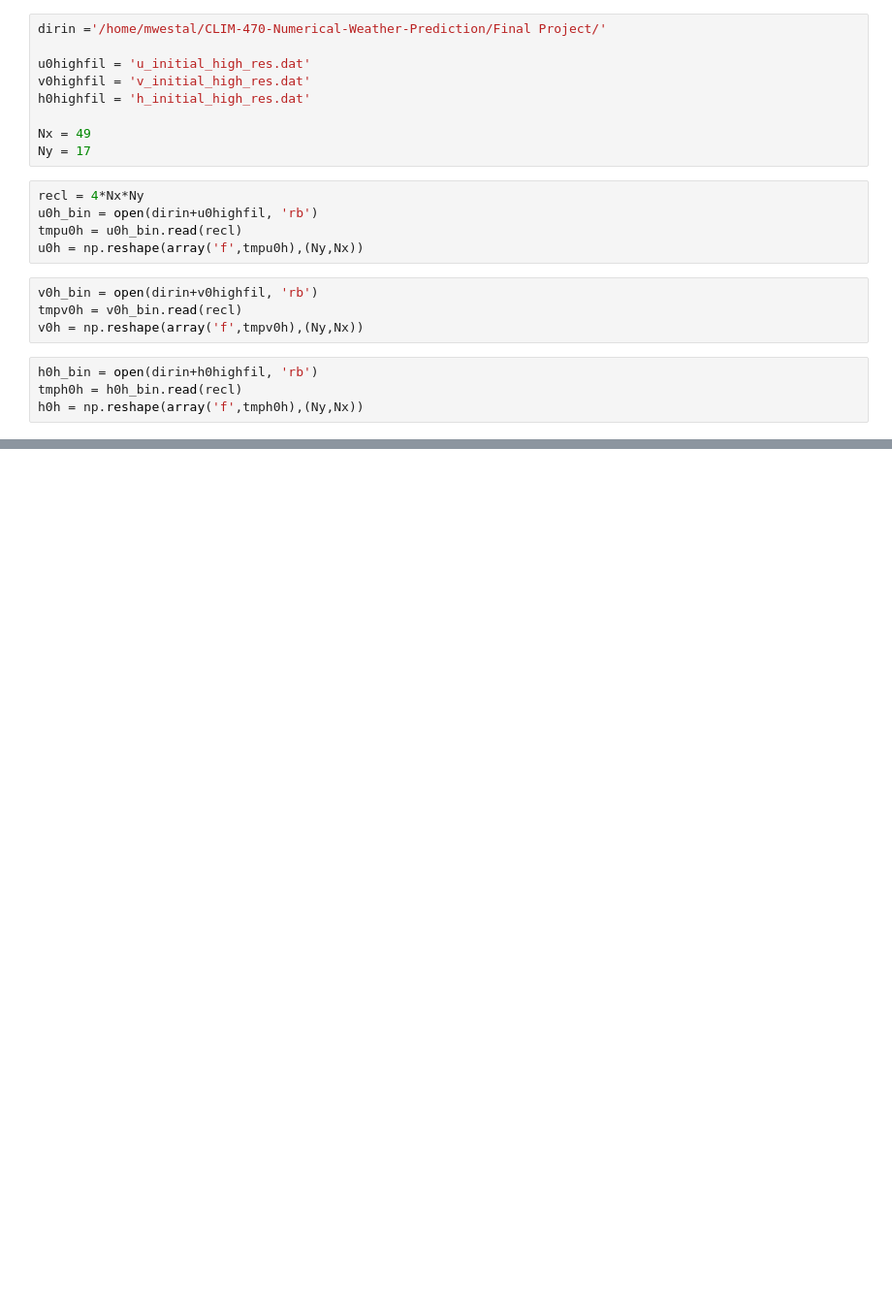
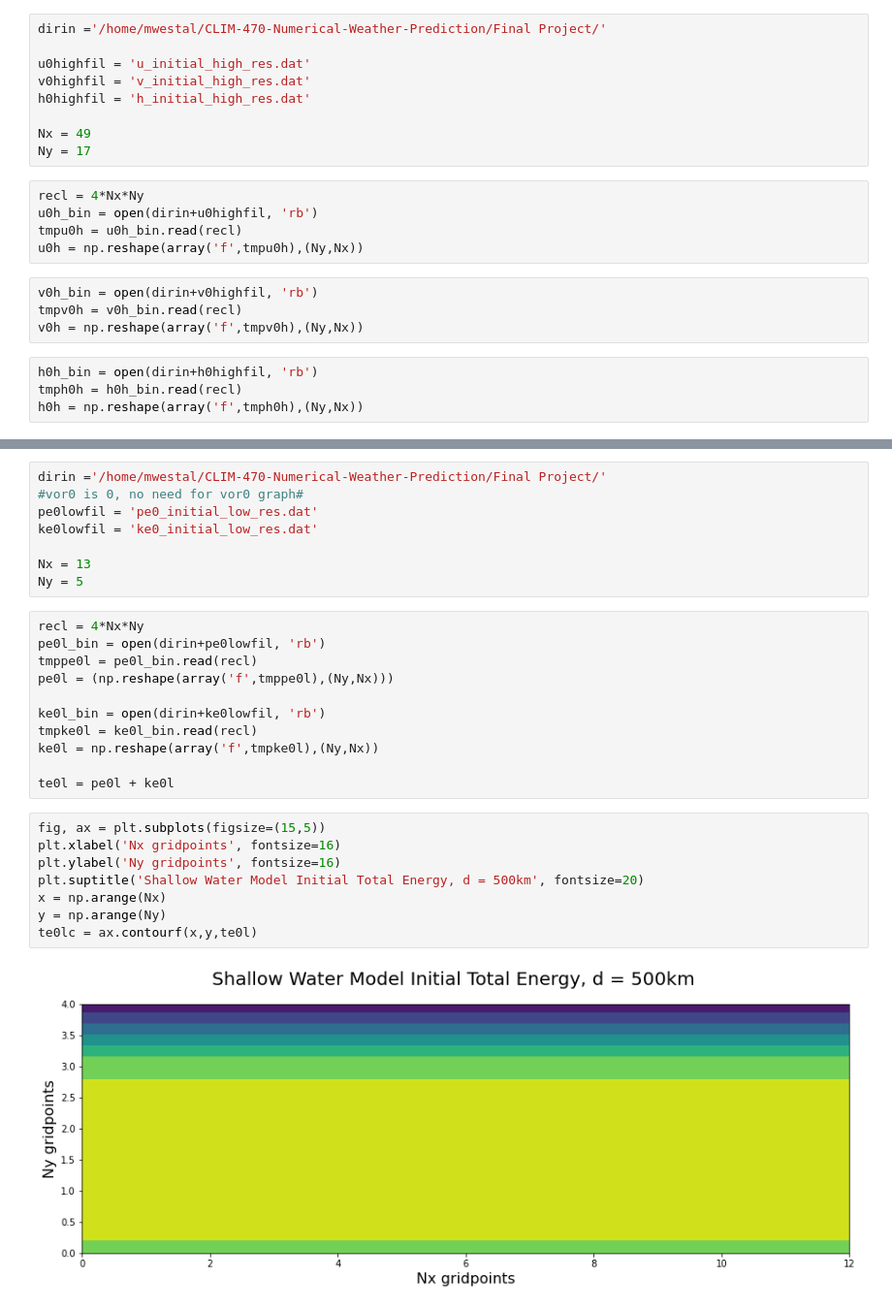
Before and after one commit to cristianastan2/CLIM-470-Numerical-Weather-Prediction, a Jupyter notebook: Final Project/initial_conditions_plots.ipynb, the cells around one changed output, grey strips where cells are left out. Shown at 97% size. Drawn from its saved outputs; the diff is of its cells as text; blank space fills up the shorter version.

```diff
--- a/Final Project/initial_conditions_plots.ipynb
+++ b/Final Project/initial_conditions_plots.ipynb
@@ -104,3 +104,32 @@ h0hc = ax.contour(x,y,h0h)
 wind0h = ax.quiver(x,y,u0h,v0h,color='black',headwidth=1,headlength=3)
 # %% [output]
 [figure]
+# %%
+dirin ='/home/mwestal/CLIM-470-Numerical-Weather-Prediction/Final Project/'
+#vor0 is 0, no need for vor0 graph#
+pe0lowfil = 'pe0_initial_low_res.dat'
+ke0lowfil = 'ke0_initial_low_res.dat'
+
+Nx = 13
+Ny = 5
+# %%
+recl = 4*Nx*Ny
+pe0l_bin = open(dirin+pe0lowfil, 'rb')
+tmppe0l = pe0l_bin.read(recl)
+pe0l = (np.reshape(array('f',tmppe0l),(Ny,Nx)))
+
+ke0l_bin = open(dirin+ke0lowfil, 'rb')
+tmpke0l = ke0l_bin.read(recl)
+ke0l = np.reshape(array('f',tmpke0l),(Ny,Nx))
+
+te0l = pe0l + ke0l
+# %%
+fig, ax = plt.subplots(figsize=(15,5))
+plt.xlabel('Nx gridpoints', fontsize=16)
+plt.ylabel('Ny gridpoints', fontsize=16)
+plt.suptitle('Shallow Water Model Initial Total Energy, d = 500km', fontsize=20)
+x = np.arange(Nx)
+y = np.arange(Ny)
+te0lc = ax.contourf(x,y,te0l)
+# %% [output]
+[figure, added]
```
Also changed, not shown: parts of 28 cells of this notebook, 11 other files.
